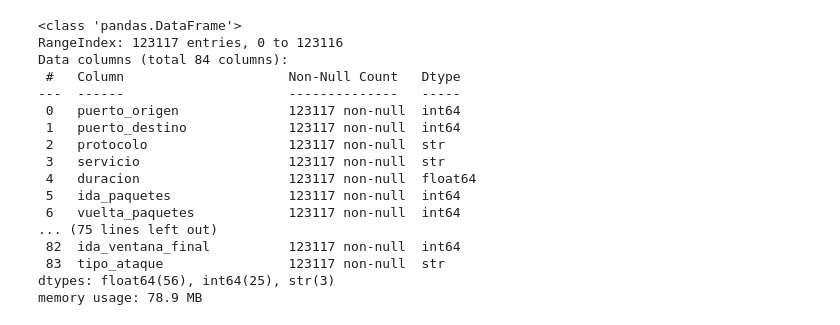
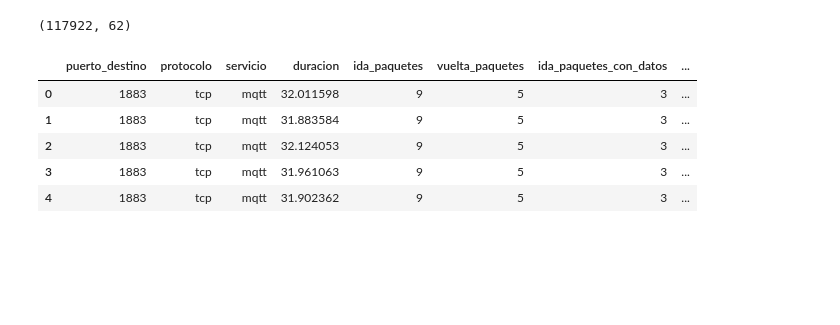
Before and after one commit to franciscosdafas133/ML_Aplicado_IoT, a Jupyter notebook: preparacion_datos.ipynb, the cells around one changed output. Drawn from its saved outputs; the diff is of its cells as text; code cells hidden in the pictures; blank space fills up the shorter version.

```diff
--- a/exploración_limpieza.ipynb
+++ b/preparacion_datos.ipynb
@@ -41,0 +53,3 @@ Index(['id.orig_p', 'id.resp_p', 'proto', 'service', 'flow_duration',
+# %%
+data = data.drop_duplicates()
+data.shape
@@ -218,0 +379,34 @@ Etiqueta (1 columnas): La clase del flujo: tráfico normal o tipo de ataque.
+# %%
+eliminar = {
+    # Grupo 1 - Conexión
+    "puerto_origen": "Lo asigna al azar el sistema operativo en cada conexión; no ayuda a distinguir ataques.",
+    # Grupo 2 - Tiempo
+    "flujo_intervalo_total": "Igual a duracion x 1,000,000 en el 95.6% de las filas (copia).",
+    "inactivo_min": "Tiene valor en las mismas filas que inactivo_total; casi siempre hay una sola pausa (copia).",
+    "inactivo_max": "Tiene valor en las mismas filas que inactivo_total; casi siempre hay una sola pausa (copia).",
+    "inactivo_prom": "Tiene valor en las mismas filas que inactivo_total; casi siempre hay una sola pausa (copia).",
+    # Grupo 3 - Cantidad y tamaño
+    "flujo_carga_total": "Exactamente ida_carga_total + vuelta_carga_total (copia).",
+    "flujo_carga_max": "Exactamente el mayor entre ida_carga_max y vuelta_carga_max (copia).",
+    "flujo_carga_min": "El menor entre ida_carga_min y vuelta_carga_min (repite información).",
+    # Grupo 4 - Velocidad
+    "flujo_paquetes_por_seg": "Exactamente ida_paquetes_por_seg + vuelta_paquetes_por_seg (copia).",
+    "vuelta_paquetes_por_seg": "Exactamente ida_paquetes_por_seg x razon_vuelta_ida (copia).",
+    # Grupo 5 - Ráfagas
+    "ida_bloque_bytes": "99.8% de las filas valen 0 (vacía).",
+    "ida_bloque_paquetes": "99.8% de las filas valen 0 (vacía).",
+    "ida_bloque_tasa": "99.8% de las filas valen 0 (vacía).",
+    "vuelta_bloque_bytes": "99.1% de las filas valen 0; en ninguna clase supera el 7.8% de filas con valor (vacía).",
+    "vuelta_bloque_paquetes": "99.1% de las filas valen 0; en ninguna clase supera el 7.8% de filas con valor (vacía).",
+    "vuelta_bloque_tasa": "99.1% de las filas valen 0; en ninguna clase supera el 7.8% de filas con valor (vacía).",
+    "vuelta_subflujo_paquetes": "Igual a su total en ~95% de las filas; las distintas son las de ida_subflujo_paquetes.",
+    "ida_subflujo_bytes": "Igual a su total en ~95% de las filas; las distintas son las de ida_subflujo_paquetes.",
+    "vuelta_subflujo_bytes": "Igual a su total en ~95% de las filas; las distintas son las de ida_subflujo_paquetes.",
+    # Grupo 6 - Control TCP
+    "vuelta_bandera_URG": "100% de las filas valen 0 (constante).",
+    "bandera_CWR": "99.9% valen 0; solo 64 filas con valor, todas de tráfico normal (Thing_Speak y Wipro_bulb).",
+    "bandera_ECE": "99.9% valen 0; aparece casi en las mismas filas que bandera_CWR (vacía y repetida).",
+}
+pd.set_option("display.max_colwidth", None)
+
+pd.DataFrame(eliminar.items(), columns=["variable", "justificacion"])
@@ -218,0 +431,4 @@ Etiqueta (1 columnas): La clase del flujo: tráfico normal o tipo de ataque.
+# %%
+data = data.drop(columns=list(eliminar))
+print(f"Variables eliminadas: {len(eliminar)}")
+print(f"Columnas restantes: {data.shape[1]} ({data.shape[1] - 1} variables + tipo_ataque)")
@@ -219,20 +467,13 @@ Etiqueta (1 columnas): La clase del flujo: tráfico normal o tipo de ataque.
 # %%
-data.info()
+data.shape
 # %% [output]
-<class 'pandas.DataFrame'>
-RangeIndex: 123117 entries, 0 to 123116
-Data columns (total 84 columns):
- #   Column                     Non-Null Count   Dtype
----  ------                     --------------   -----
- 0   puerto_origen              123117 non-null  int64
- 1   puerto_destino             123117 non-null  int64
- 2   protocolo                  123117 non-null  str
- 3   servicio                   123117 non-null  str
- 4   duracion                   123117 non-null  float64
- 5   ida_paquetes               123117 non-null  int64
- 6   vuelta_paquetes            123117 non-null  int64
-... (75 lines left out)
- 82  ida_ventana_final          123117 non-null  int64
- 83  tipo_ataque                123117 non-null  str
-dtypes: float64(56), int64(25), str(3)
-memory usage: 78.9 MB
+(117922, 62)
+# %%
+data.head()
+# %% [output]
+|  | puerto_destino | protocolo | servicio | duracion | ida_paquetes | vuelta_paquetes | ida_paquetes_con_datos | ... |
+| 0 | 1883 | tcp | mqtt | 32.011598 | 9 | 5 | 3 | ... |
+| 1 | 1883 | tcp | mqtt | 31.883584 | 9 | 5 | 3 | ... |
+| 2 | 1883 | tcp | mqtt | 32.124053 | 9 | 5 | 3 | ... |
+| 3 | 1883 | tcp | mqtt | 31.961063 | 9 | 5 | 3 | ... |
+| 4 | 1883 | tcp | mqtt | 31.902362 | 9 | 5 | 3 | ... |
```
Also changed, not shown: parts of 40 cells of this notebook.
